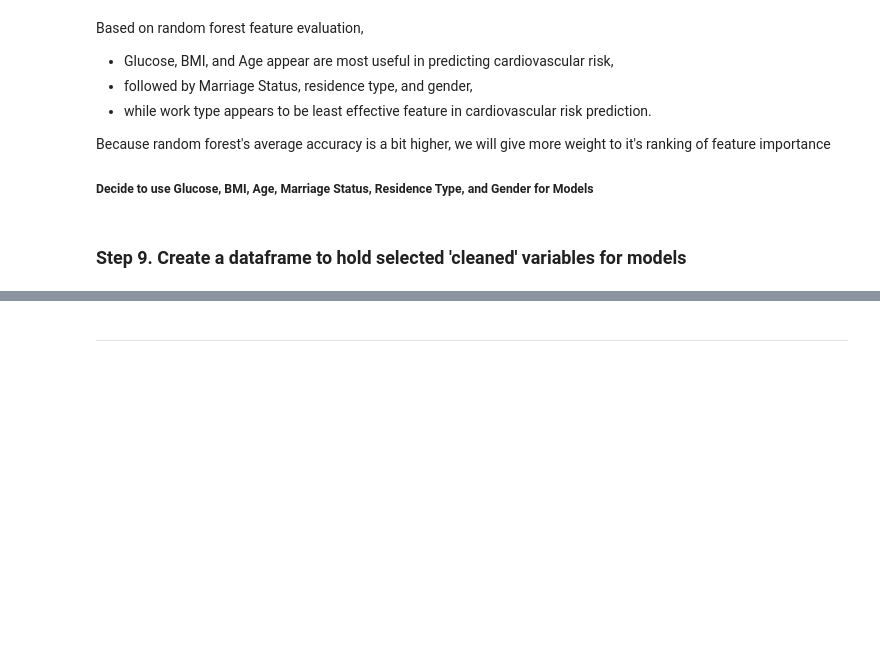
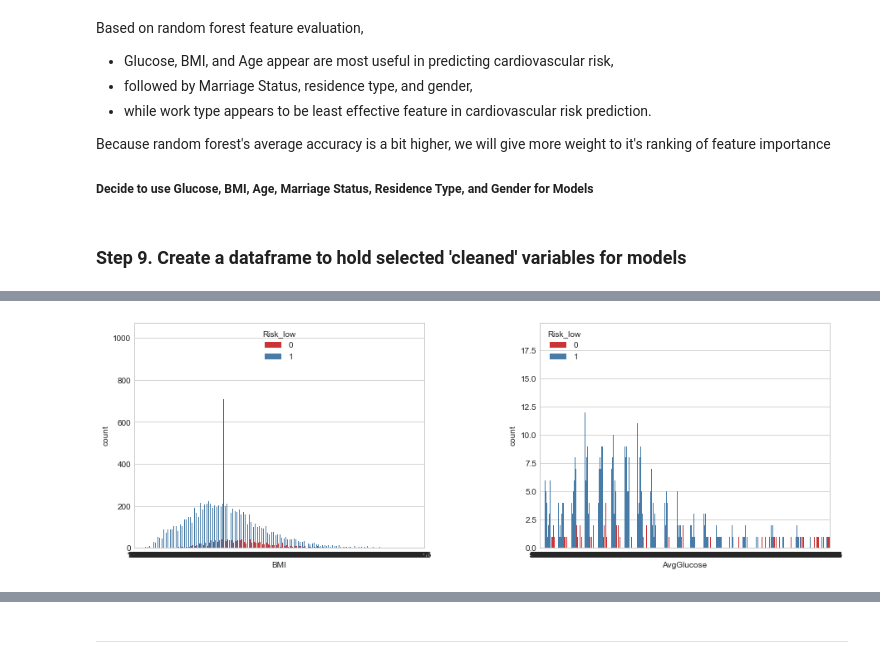
Before and after one commit to Brybtb/Final_Project, a Jupyter notebook: flask_progress/DataCleaningExplorationAndFinalModel.ipynb, the cells around one changed output, grey strips where cells are left out. Cells and saved outputs as stored; diff of their text form; code cells hidden in the pictures; blank space fills up the shorter version.

```diff
--- a/flask_progress/DataCleaningExplorationAndFinalModel.ipynb
+++ b/flask_progress/DataCleaningExplorationAndFinalModel.ipynb
@@ -432,0 +439,12 @@ CleanedDataForModels.head()
+# %%
+# view count of Risk by attribute (color = risk)
+fig, axs = plt.subplots(ncols=2)
+sns.set_style('whitegrid')
+fig.set_size_inches(15, 5)
+fig.subplots_adjust(hspace=0.6, wspace=0.4)
+ax = sns.countplot(x='BMI',hue='Risk_low',data=CleanedDataForModels2,palette='Set1', ax=axs[0])
+ax = sns.countplot(x='AvgGlucose',hue='Risk_low',data=CleanedDataForModels2,palette='Set1', ax=axs[1])
+
+plt.savefig("images/risk_distributions1.png")
+# %% [output]
+[figure, added]
```
Also changed, not shown: parts of 35 cells of this notebook, 10 other files.
